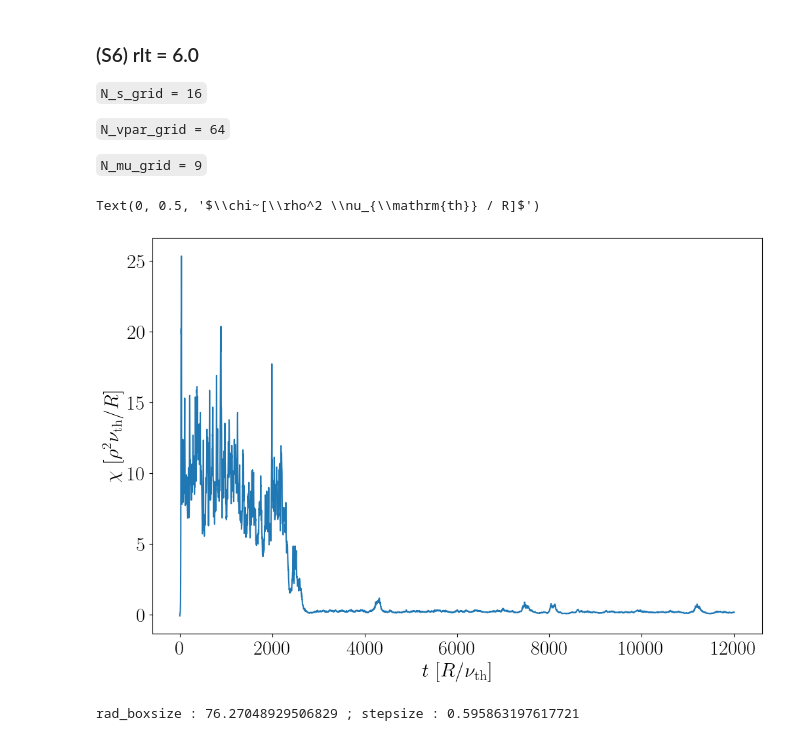
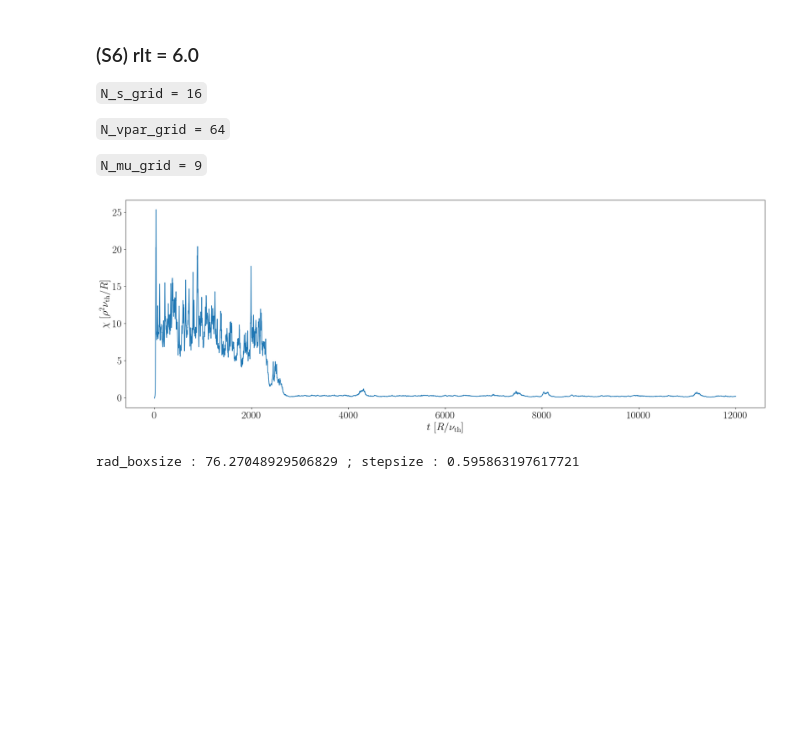
Before and after one commit to ManeLippert/Bachelorthesis-Shearingrate-Convergence, a Jupyter notebook: evaluation/S6_rlt6.0_Nsgrid16_Nvpargrid64_Nmugrid9_eval.ipynb, the cells around one changed output. Saved outputs shown, nothing was run; the diff lists cells and outputs as text; code cells hidden in the pictures; blank space fills up the shorter version.

Commit message:
#19: Further evaluation for perfect resolution

```diff
--- a/evaluation/S6_rlt6.0_Nsgrid16_Nvpargrid64_Nmugrid9_eval.ipynb
+++ b/evaluation/S6_rlt6.0_Nsgrid16_Nvpargrid64_Nmugrid9_eval.ipynb
@@ -29,16 +29,17 @@ f = h5py.File(filename,"r+")
 # %%
 # Heat flux
 eflux_data, time = gkw.get_eflux_from_hdf5_file(f)
 
-plt.plot(time[0], eflux_data)
+fig, ax = plt.subplots(figsize=(24,8))
 
-plt.xlabel(r'$t~[R/ \nu_{\mathrm{th}}]$')
-plt.ylabel(r'$\chi~[\rho^2 \nu_{\mathrm{th}} / R]$')
+ax.plot(time[0], eflux_data)
 
-#plt.savefig('../pictures/'+data+'/'+resolution+'/'+data+'_'+resolution+'_eflux.pdf', bbox_inches='tight')
+ax.set_xlabel(r'$t~[R/ \nu_{\mathrm{th}}]$')
+ax.set_ylabel(r'$\chi~[\rho^2 \nu_{\mathrm{th}} / R]$')
+
+plt.savefig('../pictures/'+data+'/'+resolution+'/'+data+'_'+resolution+'_eflux.pdf', bbox_inches='tight')
 # %% [output]
-Text(0, 0.5, '$\\chi~[\\rho^2 \\nu_{\\mathrm{th}} / R]$')
-[figure, old version]
+[figure, new version]
 # %%
 # Elektrostatic potencial
 phi = f[gkw.find_key(f, 'phi')][()]
```
Also changed, not shown: parts of 2 cells of this notebook, 44 other files.
